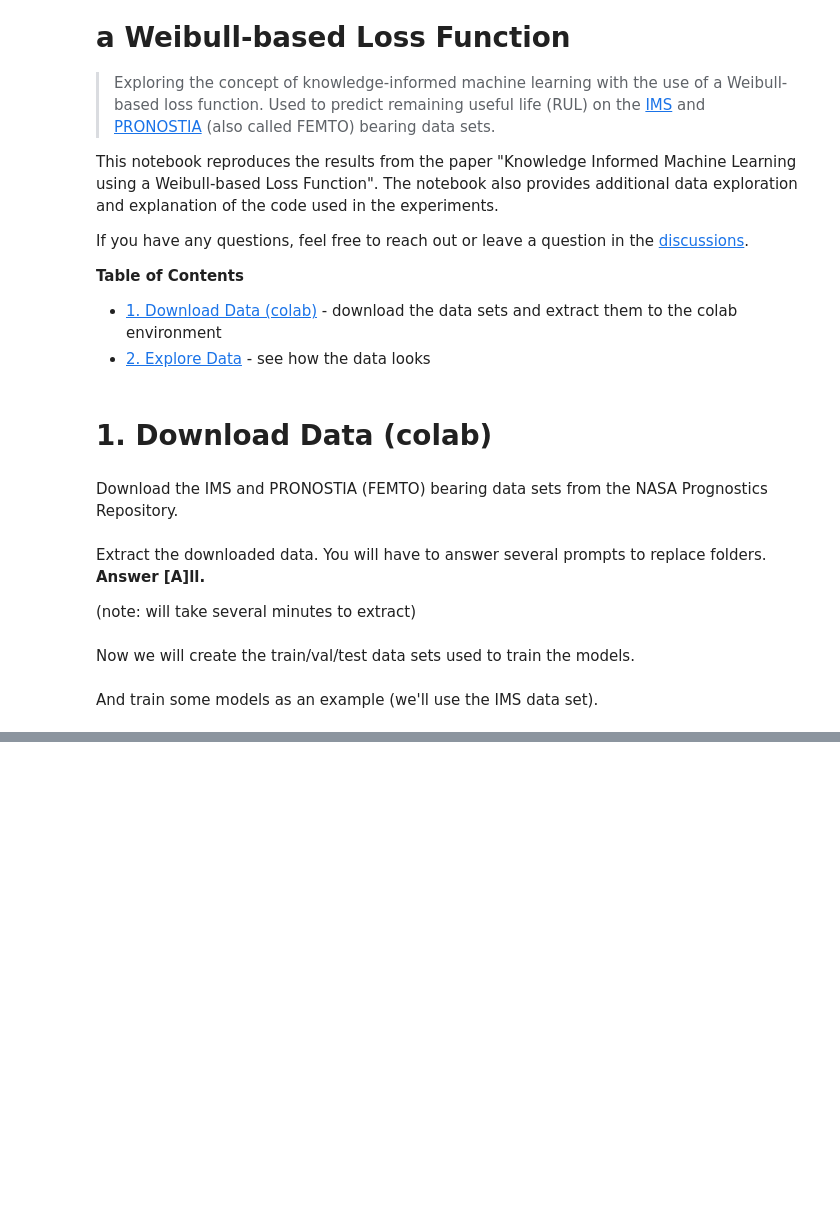
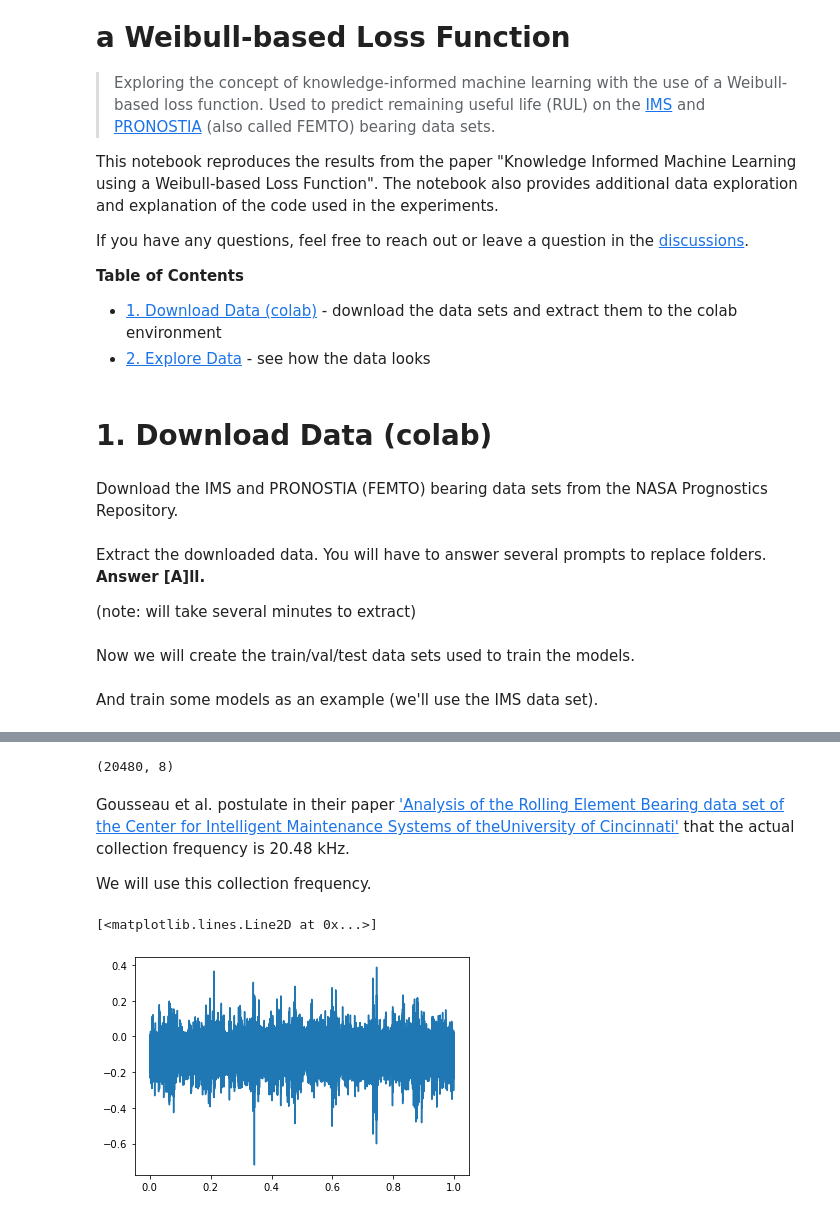
Before and after one commit to tvhahn/weibull-knowledge-informed-ml, a Jupyter notebook: example.ipynb, the cells around one changed output, grey strips where cells are left out. Saved outputs shown, nothing was run; the diff lists cells and outputs as text; code cells hidden in the pictures; blank space fills up the shorter version.

```diff
--- a/example.ipynb
+++ b/example.ipynb
@@ -54,3 +63,19 @@ And train some models as an example (we'll use the IMS data set).
 folder_root = Path.cwd() # get root folder of repository
 
 folder_raw_data = folder_root / 'data/raw/IMS/' # raw data folder
+# %%
+# load text file for first measurement
+# first test folder location
+folder_1st = folder_raw_data / '1st_test'
+
+# can use numpy...
+d = np.loadtxt(folder_1st / '2003.10.22.12.06.24')
+
+# let's use pandas
+    # b1_ch1 - Bearing 1, channel 1
+    # b1_ch2 - Bearing 1, channel 2
+    # etc, etc ...
+
+col_names = ['b1_ch1', 'b1_ch2', 'b2_ch3', 'b2_ch4', 'b3_ch5', 'b3_ch6', 'b4_ch7', 'b4_ch8']
+df = pd.read_csv(folder_1st / '2003.10.22.12.06.24', sep='\t', names=col_names)
+df.head()
@@ -56,0 +89,20 @@ folder_raw_data = folder_root / 'data/raw/IMS/' # raw data folder
+# %%
+# what is the shape of the dataframe?
+df.shape
+# %% [output]
+(20480, 8)
+# %% [markdown]
+Gousseau et al. postulate in their paper ['Analysis of the Rolling Element Bearing data set of the Center for Intelligent Maintenance Systems of theUniversity of Cincinnati'](https://hal.archives-ouvertes.fr/hal-01715193) that the actual collection frequency is 20.48 kHz.
+
+We will use this collection frequency.
+# %%
+# plot first bearing channel
+fig, ax = plt.subplots()
+
+ax.plot(
+    np.arange(0,df.shape[0], dtype='float64') / (20.48 * 10**3), # make x-axis in seconds
+    df['b1_ch1'] # acceleration data
+)
+# %% [output]
+[<matplotlib.lines.Line2D at 0x...>]
+[figure, added]
```
Also changed, not shown: parts of 27 cells of this notebook.
